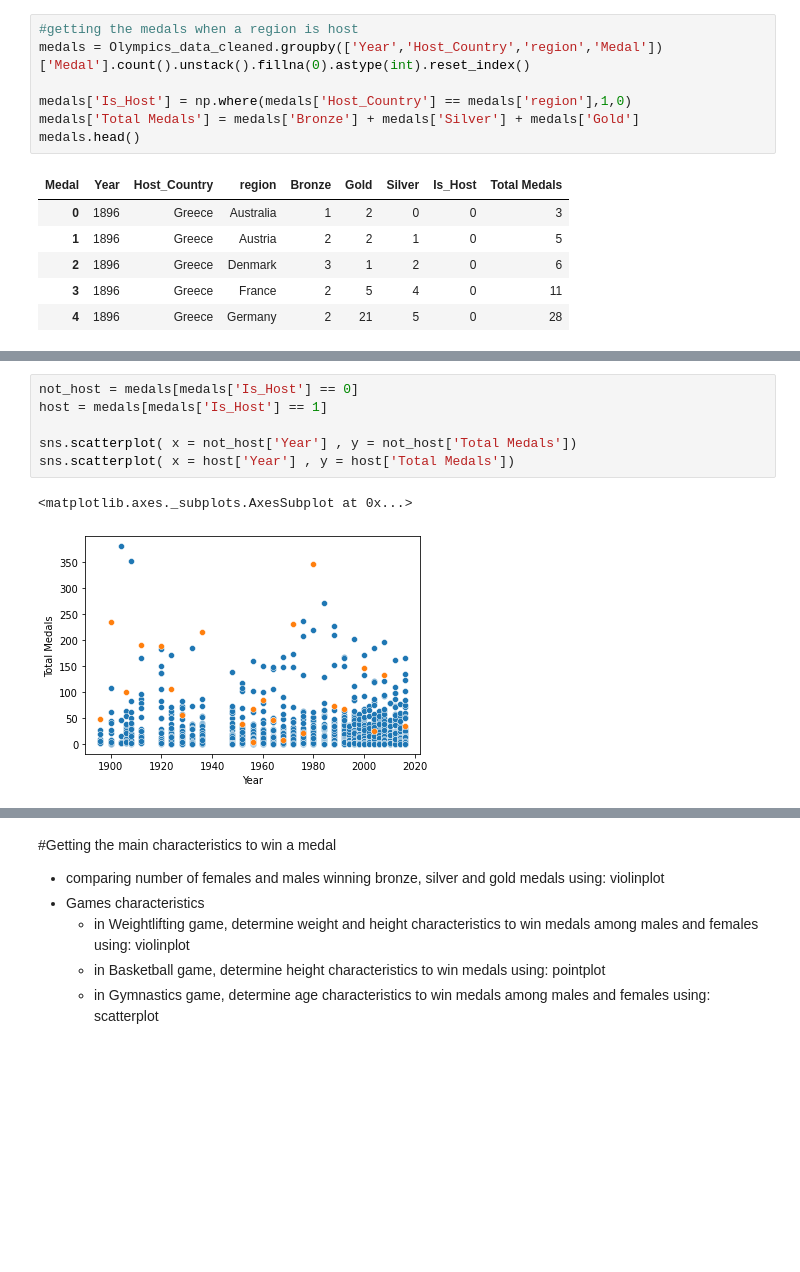
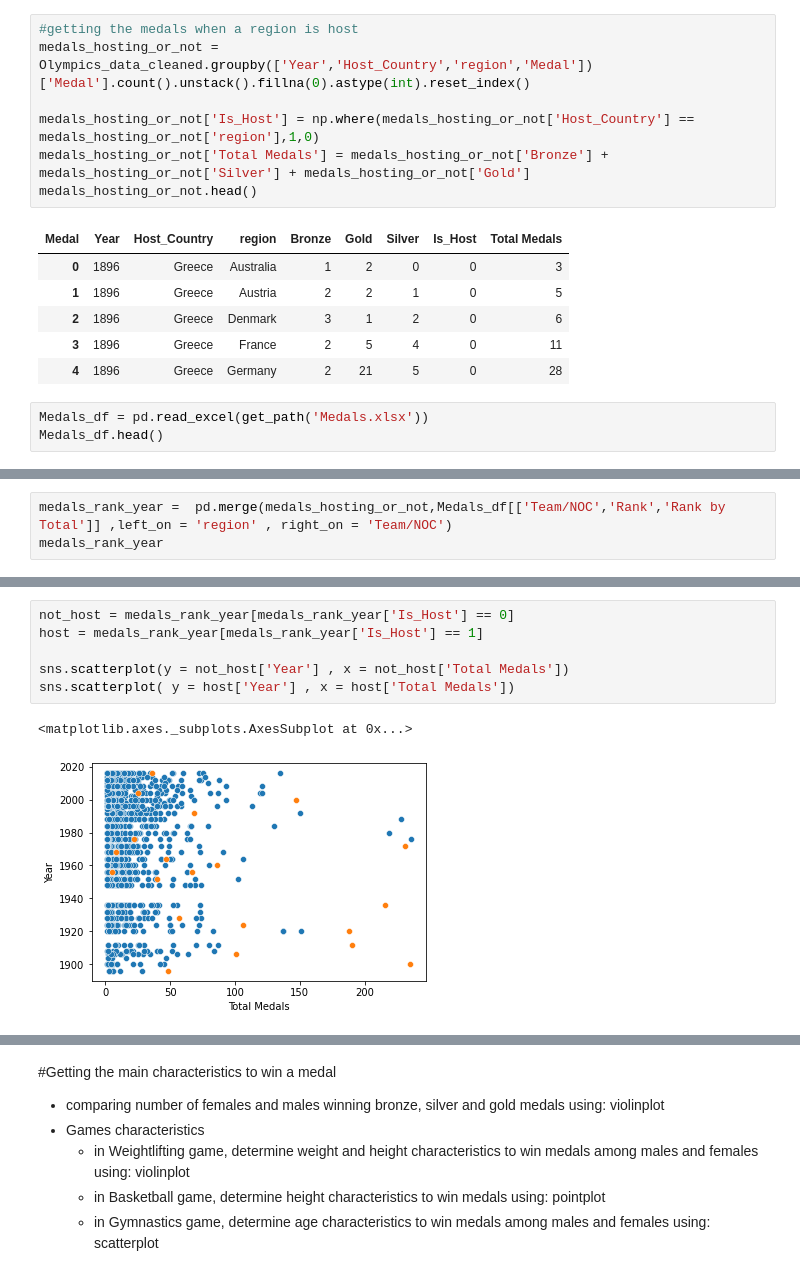
Before and after one commit to nohaa852/ss_project, a Jupyter notebook: Visualization.ipynb, the cells around one changed output, grey strips where cells are left out. Saved outputs shown, nothing was run; the diff lists cells and outputs as text; blank space fills up the shorter version.

```diff
--- a/Visualization.ipynb
+++ b/Visualization.ipynb
@@ -497,11 +495,11 @@ Olympics_data_cleaned.head()
 | 20 | 6847 | Bai Anqi | F | 19.0 | 164.0 | 59.0 | China | CHN | 2012 Summer | 2012 | Summer | ... |
 # %%
 #getting the medals when a region is host
-medals = Olympics_data_cleaned.groupby(['Year','Host_Country','region','Medal'])['Medal'].count().unstack().fillna(0).astype(int).reset_index()
+medals_hosting_or_not = Olympics_data_cleaned.groupby(['Year','Host_Country','region','Medal'])['Medal'].count().unstack().fillna(0).astype(int).reset_index()
 
-medals['Is_Host'] = np.where(medals['Host_Country'] == medals['region'],1,0)
-medals['Total Medals'] = medals['Bronze'] + medals['Silver'] + medals['Gold']
-medals.head()
+medals_hosting_or_not['Is_Host'] = np.where(medals_hosting_or_not['Host_Country'] == medals_hosting_or_not['region'],1,0)
+medals_hosting_or_not['Total Medals'] = medals_hosting_or_not['Bronze'] + medals_hosting_or_not['Silver'] + medals_hosting_or_not['Gold']
+medals_hosting_or_not.head()
 # %% [output]
 | Medal | Year | Host_Country | region | Bronze | Gold | Silver | Is_Host | Total Medals |
 | 0 | 1896 | Greece | Australia | 1 | 2 | 0 | 0 | 3 |
@@ -509,3 +507,6 @@ medals.head()
 | 2 | 1896 | Greece | Denmark | 3 | 1 | 2 | 0 | 6 |
 | 3 | 1896 | Greece | France | 2 | 5 | 4 | 0 | 11 |
 | 4 | 1896 | Greece | Germany | 2 | 21 | 5 | 0 | 28 |
+# %%
+Medals_df = pd.read_excel(get_path('Medals.xlsx'))
+Medals_df.head()
@@ -511,0 +520,3 @@ medals.head()
+# %%
+medals_rank_year =  pd.merge(medals_hosting_or_not,Medals_df[['Team/NOC','Rank','Rank by Total']] ,left_on = 'region' , right_on = 'Team/NOC')
+medals_rank_year
@@ -590,10 +603,10 @@ plt.show()
 # %%
-not_host = medals[medals['Is_Host'] == 0]
-host = medals[medals['Is_Host'] == 1]
+not_host = medals_rank_year[medals_rank_year['Is_Host'] == 0]
+host = medals_rank_year[medals_rank_year['Is_Host'] == 1]
 
-sns.scatterplot( x = not_host['Year'] , y = not_host['Total Medals'])
-sns.scatterplot( x = host['Year'] , y = host['Total Medals'])
+sns.scatterplot(y = not_host['Year'] , x = not_host['Total Medals'])
+sns.scatterplot( y = host['Year'] , x = host['Total Medals'])
 # %% [output]
 <matplotlib.axes._subplots.AxesSubplot at 0x...>
-[figure, old version]
+[figure, new version]
 # %%
```
Also changed, not shown: parts of 30 cells of this notebook.
